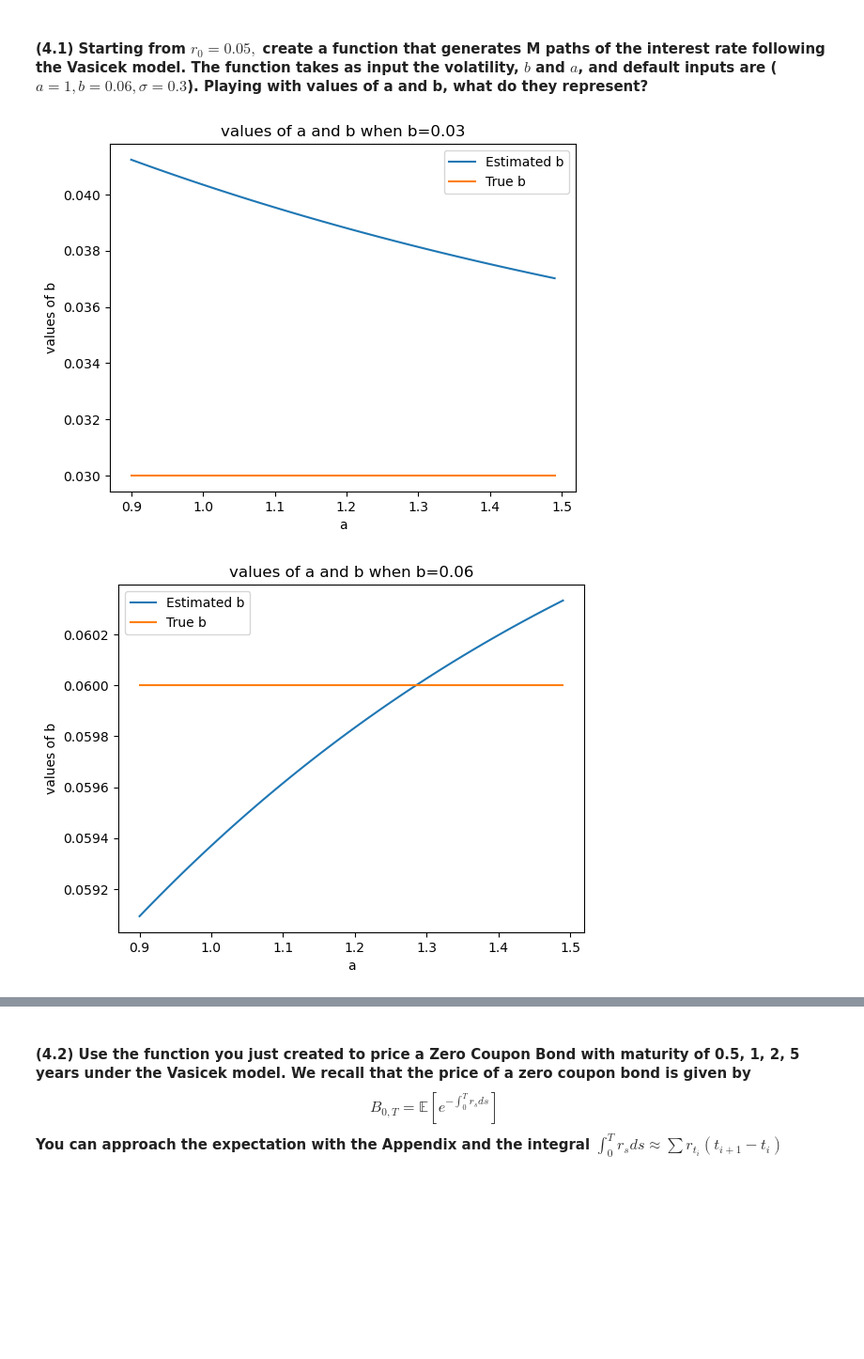
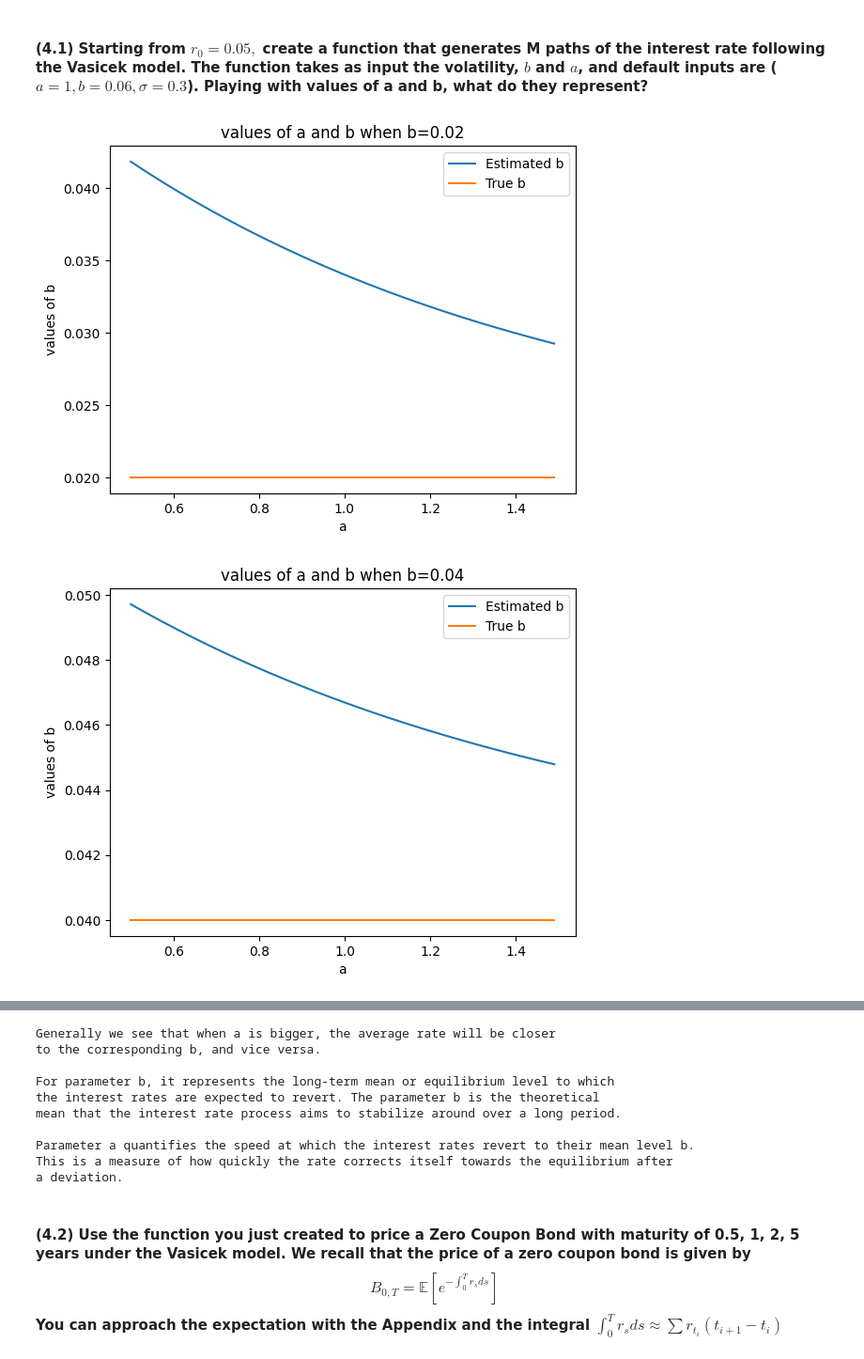
Before and after one commit to jgeng99/berkeley-work, a Jupyter notebook: INDENG222/Project/indeng222_proj.ipynb, the cells around one changed output, grey strips where cells are left out. Shown at 94% size. Saved outputs shown, nothing was run; the diff lists cells and outputs as text; code cells hidden in the pictures; blank space fills up the shorter version.

Commit message:
Finish visualization

```diff
--- a/INDENG222/Project/indeng222_proj.ipynb
+++ b/INDENG222/Project/indeng222_proj.ipynb
@@ -652,35 +652,36 @@ sigma = 0.3
 T = 1
 compares = dict()
 
-for b in [0.03, 0.06, 0.1]:
+for b in [0.02, 0.04, 0.1]:
     a_vals = []
-    for a in tqdm(range(90, 150)):
+    for a in tqdm(range(50, 150)):
         a = a/100
         cur_rates = generate_vasicek(r0, a, b, sigma, T, N, M)
         a_vals.append(np.mean(cur_rates, axis=0)[-1])
     compares[f"{b}"] = a_vals
 # %%
-for b in [0.03, 0.06, 0.1]:
-    plt.plot([x/100 for x in range(90, 150)], compares[f"{b}"], label="Estimated b")
-    plt.plot([x/100 for x in range(90, 150)], [b]*60, label="True b")
+for b in [0.02, 0.04, 0.1]:
+    plt.plot([x/100 for x in range(50, 150)], compares[f"{b}"], label="Estimated b")
+    plt.plot([x/100 for x in range(50, 150)], [b]*100, label="True b")
     plt.xlabel("a")
     plt.ylabel("values of b")
     plt.legend()
     plt.title(f"values of a and b when b={b}")
     plt.show()
 
-# """
-#     Generally we see that when a is bigger, the average rate will be closer
-#     to the corresponding b, and vice versa.
+out = """Generally we see that when a is bigger, the average rate will be closer
+to the corresponding b, and vice versa.
 
-#     For parameter b, it represents the long-term mean or equilibrium level to which
-#     the interest rates are expected to revert. The parameter b is the theoretical
-#     mean that the interest rate process aims to stabilize around over a long period.
+For parameter b, it represents the long-term mean or equilibrium level to which
+the interest rates are expected to revert. The parameter b is the theoretical
+mean that the interest rate process aims to stabilize around over a long period.
 
-#     Parameter a quantifies the speed at which the interest rates revert to their mean level b.
-#     This is a measure of how quickly the rate corrects itself towards the equilibrium after
-#     a deviation.
-# """
+Parameter a quantifies the speed at which the interest rates revert to their mean level b.
+This is a measure of how quickly the rate corrects itself towards the equilibrium after
+a deviation."""
+
+for s in out.split("\n"):
+    print(s)
 # %% [output]
-[figure, old version]
+[figure, new version]
-[figure, old version]
+[figure, new version]
@@ -688,3 +689,13 @@ for b in [0.03, 0.06, 0.1]:
+Generally we see that when a is bigger, the average rate will be closer
+to the corresponding b, and vice versa.
+
+For parameter b, it represents the long-term mean or equilibrium level to which
+the interest rates are expected to revert. The parameter b is the theoretical
+mean that the interest rate process aims to stabilize around over a long period.
+
+Parameter a quantifies the speed at which the interest rates revert to their mean level b.
+This is a measure of how quickly the rate corrects itself towards the equilibrium after
+a deviation.
 # %% [markdown]
 #### (4.2) Use the function you just created to price a Zero Coupon Bond with maturity of 0.5, 1, 2, 5 years under the Vasicek model. We recall that the price of a zero coupon bond is given by $$B_{0,T}=\mathbb{E}[e^{-\int_0^Tr_sds}]$$ You can approach the expectation with the Appendix and the integral $\int_0^Tr_sds \approx \sum r_{t_i}(t_{i+1}-t_i)$
 # %%
```
Also changed, not shown: parts of 3 cells of this notebook.
